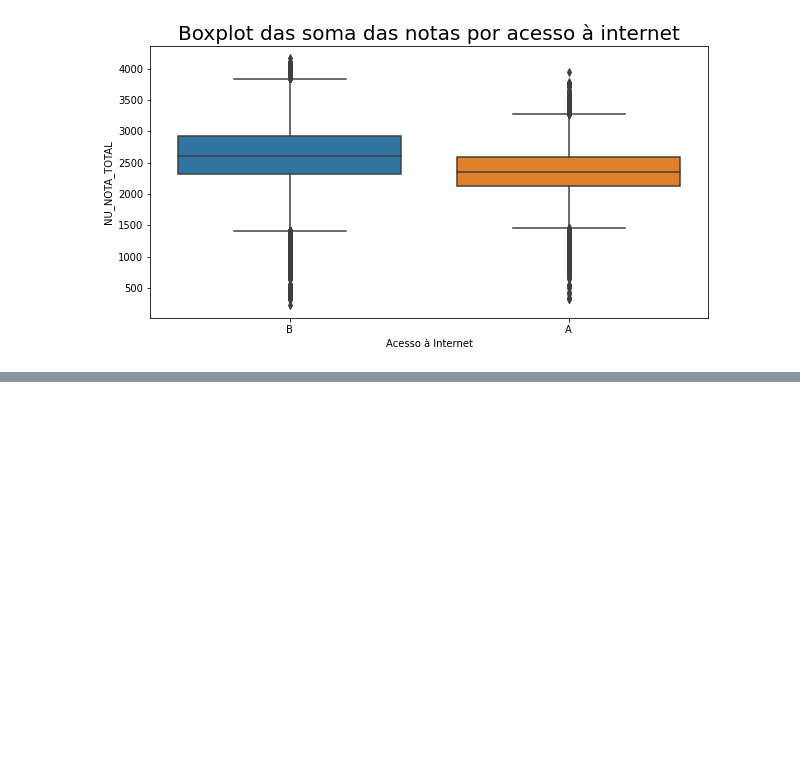
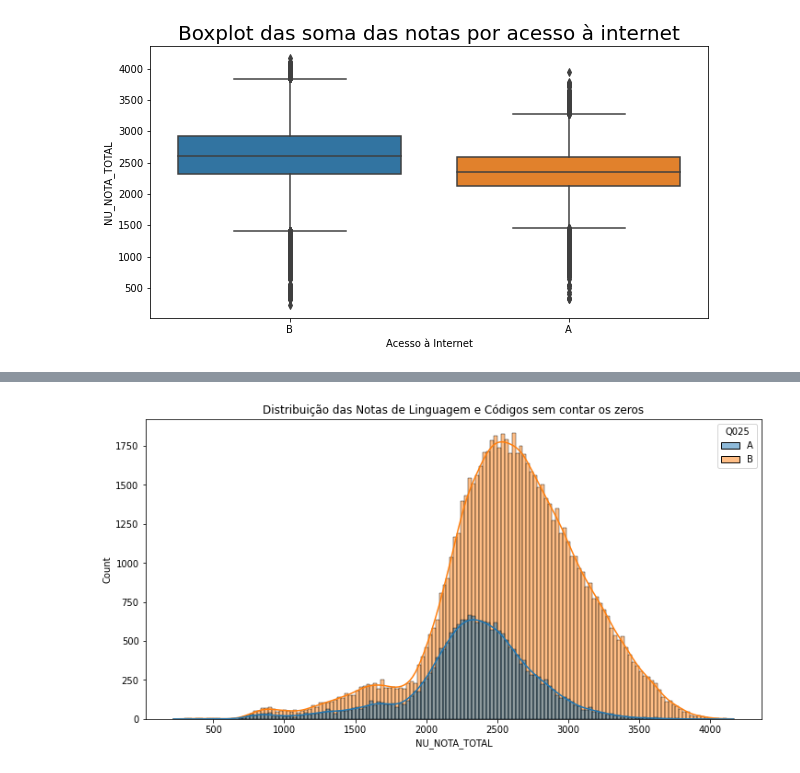
Before and after one commit to ClarisseAlvarenga/lives_twitch, a Jupyter notebook: Imersão_Alura_Dados_2_2020_Clarisse.ipynb, the cells around one changed output, grey strips where cells are left out. Drawn from its saved outputs; the diff is of its cells as text; code cells hidden in the pictures; blank space fills up the shorter version.

```diff
--- a/Imersão_Alura_Dados_2_2020_Clarisse.ipynb
+++ b/Imersão_Alura_Dados_2_2020_Clarisse.ipynb
@@ -1076,0 +1138,7 @@ cross = pd.crosstab(index=dados.Q006,
+# %%
+#histograma das notas de linguagem
+plt.figure(figsize=(12,6))
+ax = sns.histplot(dados_sem_nota_zero, x='NU_NOTA_TOTAL', hue='Q025', kde=True, hue_order=['A', 'B'])
+ax.set_title('Distribuição das Notas de Linguagem e Códigos sem contar os zeros');
+# %% [output]
+[figure, added]
```
Also changed, not shown: parts of 40 cells of this notebook.
